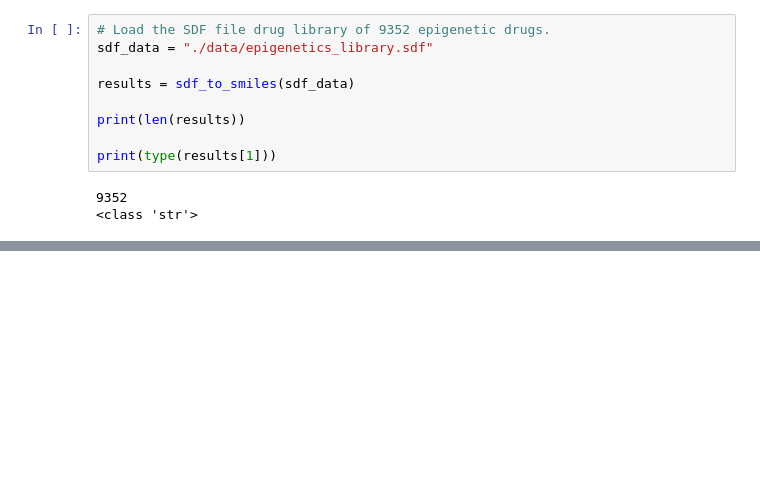
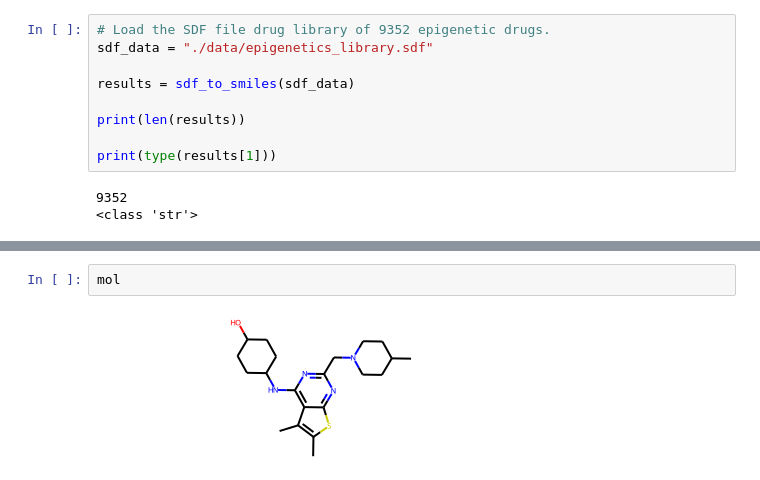
Before and after one commit to JSLJ23/chemical-similarity, a Jupyter notebook: Similarity_search.ipynb, the cells around one changed output, grey strips where cells are left out. Cells and saved outputs as stored; diff of their text form; blank space fills up the shorter version.

```diff
--- a/Similarity_search.ipynb
+++ b/Similarity_search.ipynb
@@ -50,3 +63,7 @@ print(results[max_index])
 0.5291005291005291
 3500
 Cc1sc2nc(CN3CCC(C)CC3)nc(NC3CCC(O)CC3)c2c1C
+# %%
+mol
+# %% [output]
+[figure, added]
```
Also changed, not shown: parts of 5 cells of this notebook.
